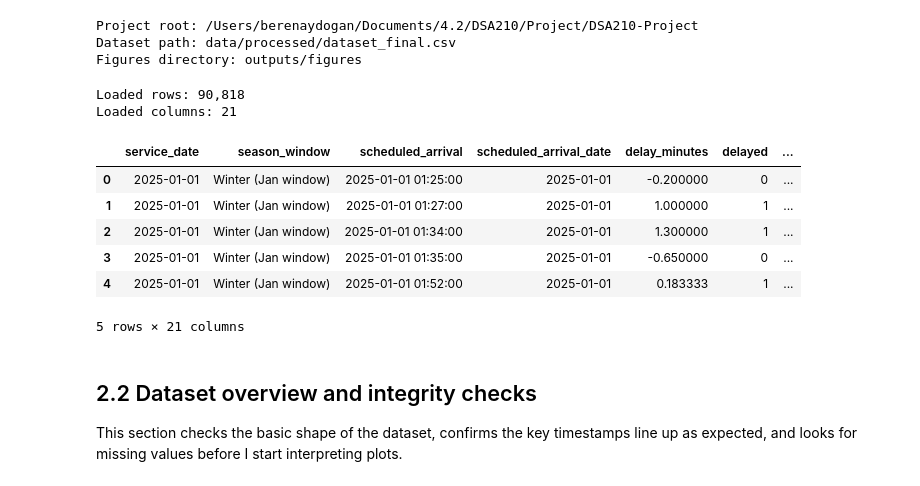
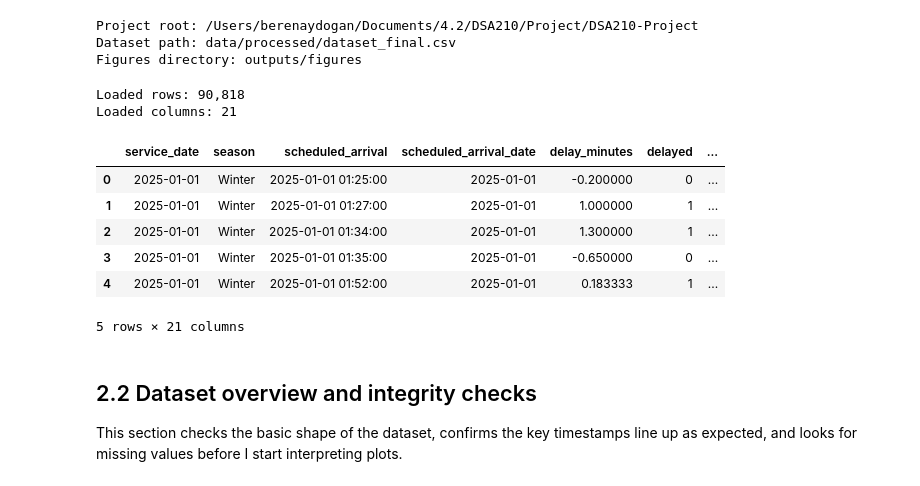
Before and after one commit to berenaydogan/DSA210-Project, a Jupyter notebook: notebooks/eda.ipynb, the cells around one changed output. Saved outputs shown, nothing was run; the diff lists cells and outputs as text; code cells hidden in the pictures.

```diff
--- a/notebooks/eda.ipynb
+++ b/notebooks/eda.ipynb
@@ -46,42 +46,42 @@ Figures directory: outputs/figures
 # %%
 # Parse the key timestamp columns up front so temporal grouping and plotting use real datetimes.
 date_columns = ["service_date", "scheduled_arrival", "weather_time"]
 
 assert DATASET_PATH.exists(), "Run data_collection.ipynb first so data/processed/dataset_final.csv exists."
 
 df = pd.read_csv(DATASET_PATH, parse_dates=date_columns)
 dataset_row_count = len(df)
 dataset_column_count = len(df.columns)
 
 season_order = [
-    "Winter (Jan window)",
-    "Spring (Apr window)",
-    "Summer (Jul window)",
-    "Autumn (Oct window)",
+    "Winter",
+    "Spring",
+    "Summer",
+    "Autumn",
 ]
 # Preserve the intended seasonal sequence instead of letting alphabetical sorting scramble the windows.
-df["season_window"] = pd.Categorical(
-    df["season_window"],
+df["season"] = pd.Categorical(
+    df["season"],
     categories=season_order,
     ordered=True,
 )
 
 # These checks confirm the merge notebook produced a fully labeled, analysis table with weather matched to every row.
-assert df["season_window"].notna().all(), "Every row should map to a seasonal window."
+assert df["season"].notna().all(), "Every row should map to a season."
 assert df["weather_matched"].all(), "The merged dataset should have full weather coverage."
 
 print(f"Loaded rows: {dataset_row_count:,}")
 print(f"Loaded columns: {dataset_column_count:,}")
 display(df.head())
 # %% [output]
 Loaded rows: 90,818
 Loaded columns: 21
-|  | service_date | season_window | scheduled_arrival | scheduled_arrival_date | delay_minutes | delayed | ... |
-| 0 | 2025-01-01 | Winter (Jan window) | 2025-01-01 01:25:00 | 2025-01-01 | -0.200000 | 0 | ... |
-| 1 | 2025-01-01 | Winter (Jan window) | 2025-01-01 01:27:00 | 2025-01-01 | 1.000000 | 1 | ... |
-| 2 | 2025-01-01 | Winter (Jan window) | 2025-01-01 01:34:00 | 2025-01-01 | 1.300000 | 1 | ... |
-| 3 | 2025-01-01 | Winter (Jan window) | 2025-01-01 01:35:00 | 2025-01-01 | -0.650000 | 0 | ... |
-| 4 | 2025-01-01 | Winter (Jan window) | 2025-01-01 01:52:00 | 2025-01-01 | 0.183333 | 1 | ... |
+|  | service_date | season | scheduled_arrival | scheduled_arrival_date | delay_minutes | delayed | ... |
+| 0 | 2025-01-01 | Winter | 2025-01-01 01:25:00 | 2025-01-01 | -0.200000 | 0 | ... |
+| 1 | 2025-01-01 | Winter | 2025-01-01 01:27:00 | 2025-01-01 | 1.000000 | 1 | ... |
+| 2 | 2025-01-01 | Winter | 2025-01-01 01:34:00 | 2025-01-01 | 1.300000 | 1 | ... |
+| 3 | 2025-01-01 | Winter | 2025-01-01 01:35:00 | 2025-01-01 | -0.650000 | 0 | ... |
+| 4 | 2025-01-01 | Winter | 2025-01-01 01:52:00 | 2025-01-01 | 0.183333 | 1 | ... |
 5 rows × 21 columns
 # %% [markdown]
 ## 2.2 Dataset overview and integrity checks
```
Also changed, not shown: parts of 5 cells of this notebook, 7 other files.
